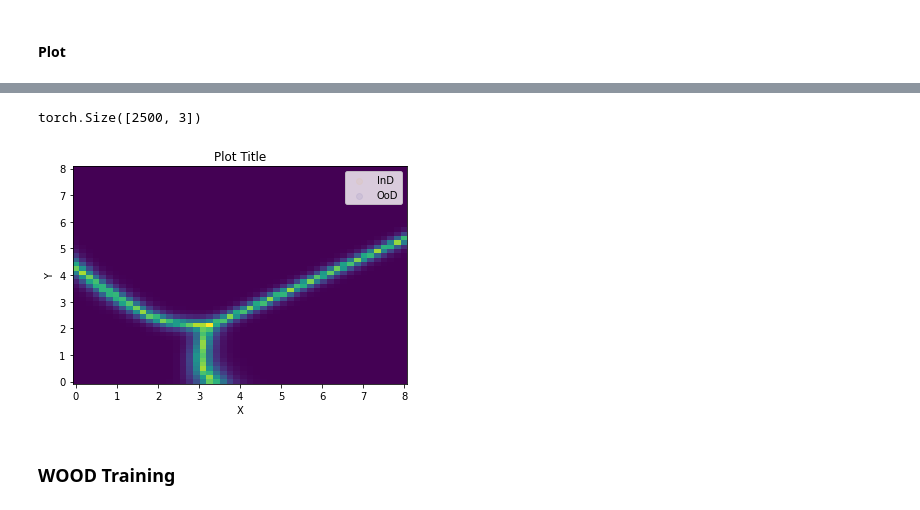
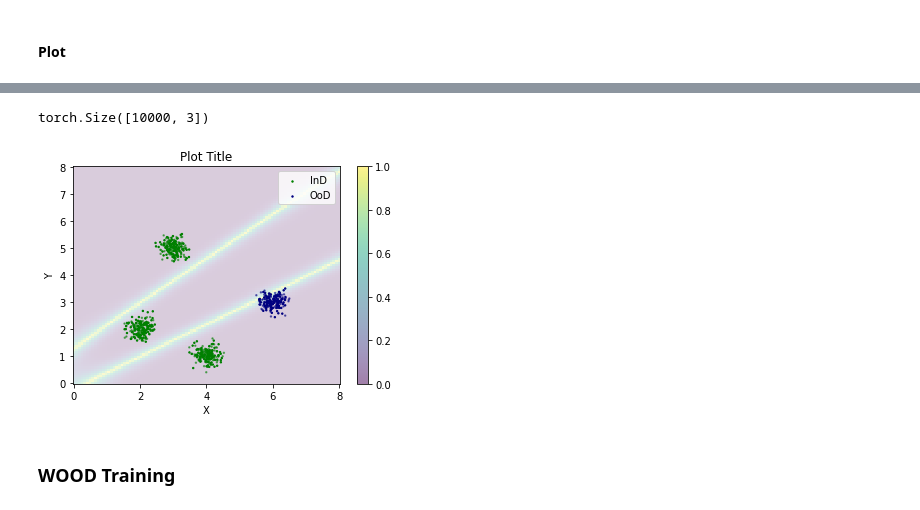
Before and after one commit to Xiaoyang-Song/Out-of-Distribution-GANs, a Jupyter notebook: Notebooks/simulation.ipynb, the cells around one changed output, grey strips where cells are left out. Saved outputs shown, nothing was run; the diff lists cells and outputs as text; code cells hidden in the pictures.

```diff
--- a/Notebooks/simulation.ipynb
+++ b/Notebooks/simulation.ipynb
@@ -85,8 +74,8 @@ plt.show()
 from tqdm import tqdm
 from simulation import classifier_training
 D = DSIM()
-# Configguration
-max_epoch = 64
+# Configuration
+max_epoch = 100
 lr = 1e-3
 optimizer = torch.optim.Adam(D.parameters(), lr=lr, betas=(0.9, 0.999))
 criterion = nn.CrossEntropyLoss()
@@ -94,5 +83,6 @@ criterion = nn.CrossEntropyLoss()
 ind_tri_loader = torch.utils.data.DataLoader(IND_DATA, shuffle=True, batch_size=256)
 ind_val_loader = torch.utils.data.DataLoader(IND_DATA_TEST, shuffle=True, batch_size=256)
 # Training
-D = classifier_training(D, criterion, optimizer, ind_tri_loader, ind_val_loader, max_epoch)
+D = classifier_training(D, criterion, optimizer, ind_tri_loader, ind_val_loader, max_epoch, n_epoch=50)
+torch.save(D.state_dict(), "simulation_log/model/D.pt")
 # %% [output]
@@ -113,6 +93,2 @@ Epoch  # 61 | Val loss: 0.0001                     | Val accuracy: 1.0
 # %% [markdown]
 #### Plot
-# %%
-from simulation import *
-D = DSIM()
-plot_heatmap(IND_X, OOD_X, OOD_BATCH, D)
@@ -136,27 +95,29 @@ ValueError: __init__() requires a code object with 0 free vars, not 1
 # %%
-from wasserstein import *
-plt.scatter(IND_X[:,0], IND_X[:,1], c='orange', label ="InD", alpha=0.05)
-plt.scatter(OOD_X[:,0], OOD_X[:,1], c='navy', label="OoD", alpha=0.05)
-xi = np.linspace(0, 8, 50, endpoint=True)
-yi = np.linspace(0, 8, 50, endpoint=True)
+xi = np.linspace(0, 8, 100, endpoint=True)
+yi = np.linspace(0, 8, 100, endpoint=True)
 xy_pos = np.array(list(product(xi, yi)))
 x, y = np.concatenate((IND_X[:,0],OOD_X[:,0])), np.concatenate((IND_X[:,1],OOD_X[:,1]))
-nbins=50
-# xi, yi = np.mgrid[x.min():x.max():nbins*1j, y.min():y.max():nbins*1j]
 zi = torch.softmax(D(torch.tensor(xy_pos, dtype=torch.float32)), dim=-1)
-
-# zi = torch.softmax(D(torch.tensor(np.vstack([xi.flatten(), yi.flatten()]).T, dtype=torch.float32)), dim=-1)
 print(zi.shape)
 si = ood_wass_loss(zi)
-plt.pcolormesh(xi, yi, si.reshape((50,50)), shading='auto', alpha=1)
-plt.title("Plot Title")
-plt.xlabel("X")
-plt.ylabel("Y")
-plt.legend()
-plt.show()
 # %% [output]
-torch.Size([2500, 3])
+torch.Size([10000, 3])
-[figure, removed]
+# %%
+from wasserstein import *
+plt.pcolormesh(xi, yi, si.reshape((100, 100)).T, shading='auto', cmap="viridis", alpha=0.2)
+plt.scatter(IND_X[:,0], IND_X[:,1], c='green', label ="InD", sizes=[2]*len(IND_X), alpha=1)
+plt.scatter(OOD_X[:,0], OOD_X[:,1], c='navy', label="OoD", sizes=[2]*len(OOD_X), alpha=1)
+plt.scatter(IND_X_TEST[:,0], IND_X_TEST[:,1], c='green', sizes=[2]*len(IND_X), alpha=0.50)
+plt.scatter(OOD_X_TEST[:,0], OOD_X_TEST[:,1], c='navy', sizes=[2]*len(OOD_X), alpha=0.50)
+plt.title("Plot Title")
+plt.xlabel("X")
+plt.ylabel("Y")
+plt.legend()
+plt.colorbar()
+plt.savefig("heatmap.jpg", dpi=1000)
+plt.show()
+# %% [output]
+[figure, added]
 # %% [markdown]
 ### WOOD Training
 # %%
```
Also changed, not shown: parts of 18 cells of this notebook, 6 other files.
